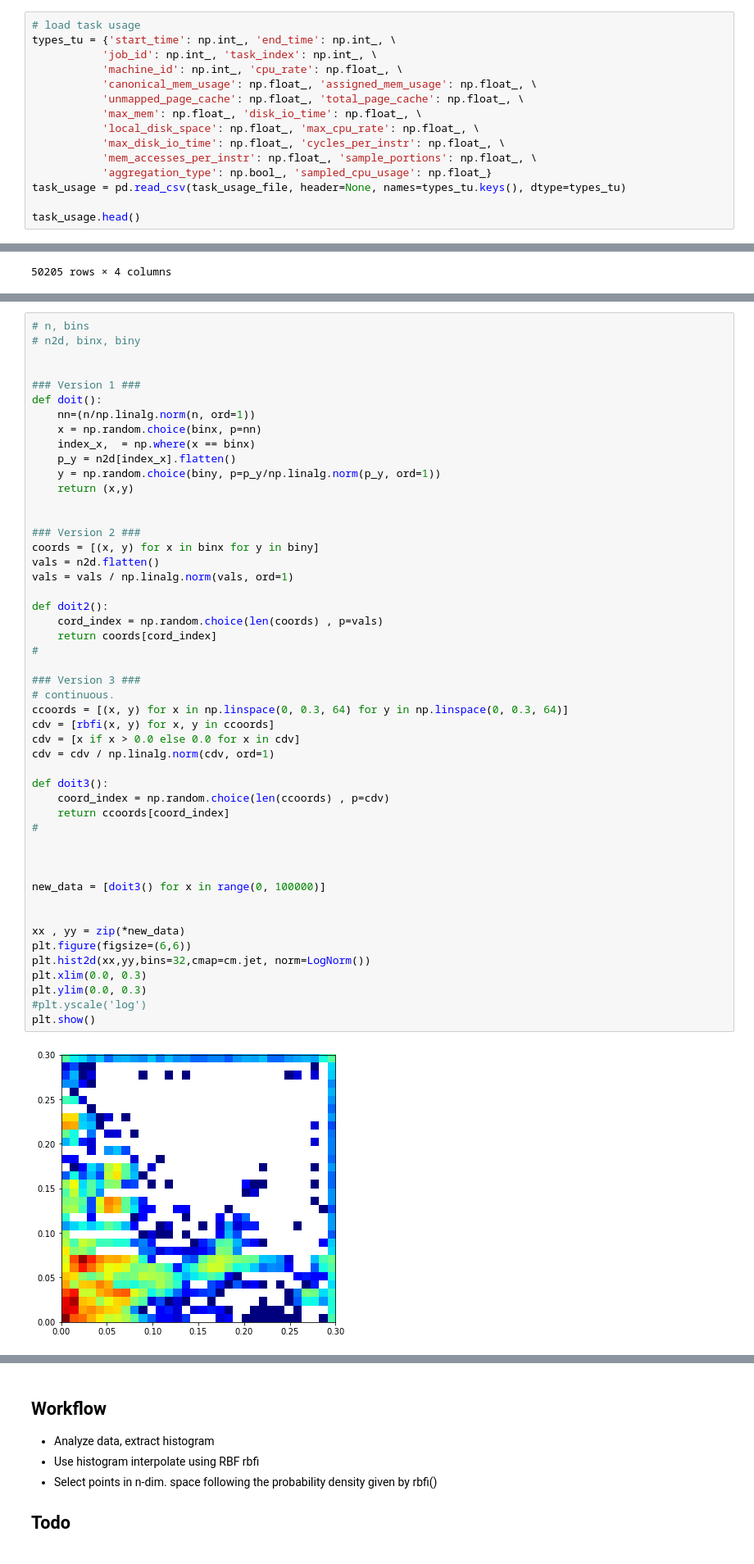
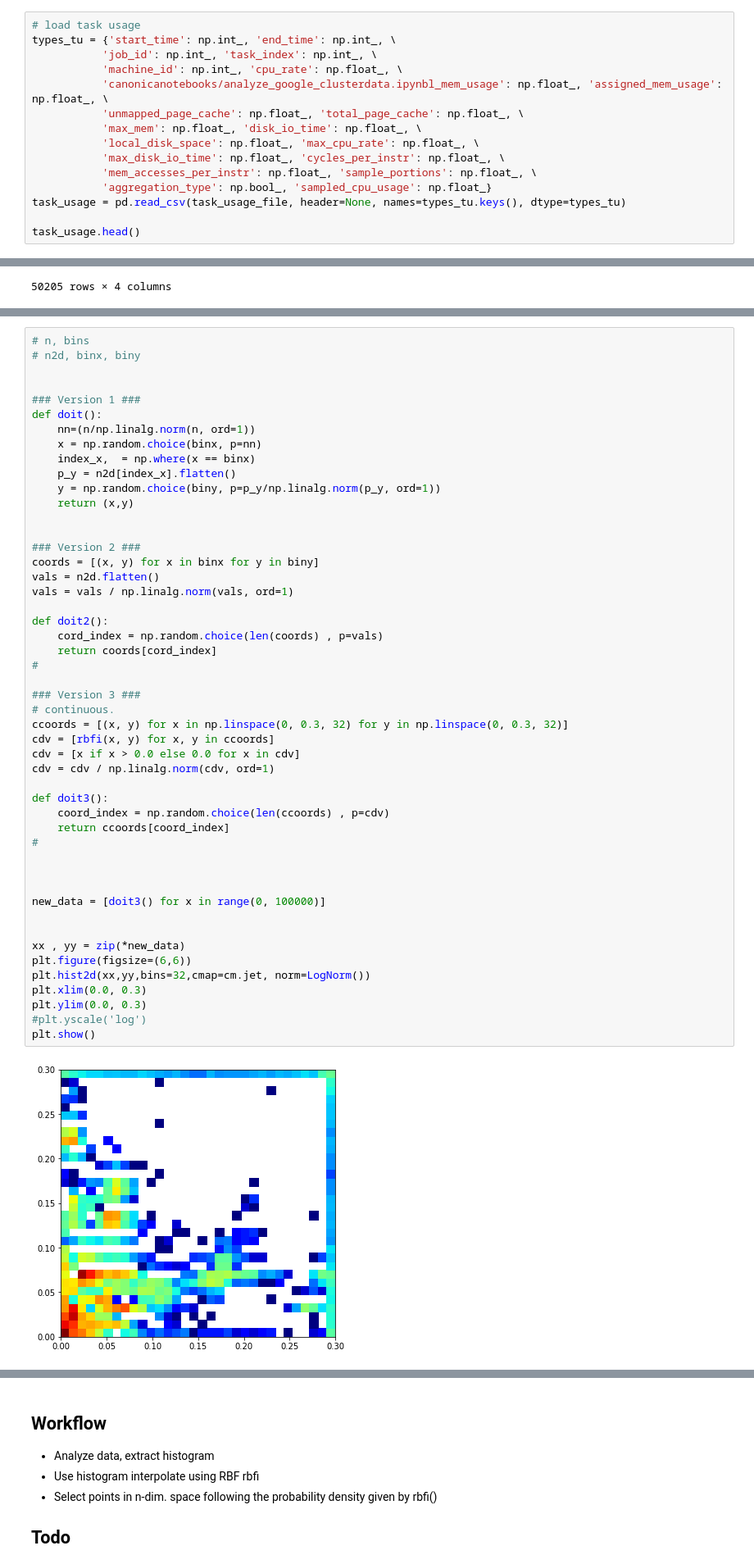
Before and after one commit to dianagudu/inputgen, a Jupyter notebook: analyze_google_clusterdata.ipynb, the cells around one changed output, grey strips where cells are left out. Shown at 82% size. Cells and saved outputs as stored; diff of their text form.

```diff
--- a/analyze_google_clusterdata.ipynb
+++ b/analyze_google_clusterdata.ipynb
@@ -86,7 +86,7 @@ task_constraints.head()
 types_tu = {'start_time': np.int_, 'end_time': np.int_, \
            'job_id': np.int_, 'task_index': np.int_, \
            'machine_id': np.int_, 'cpu_rate': np.float_, \
-           'canonical_mem_usage': np.float_, 'assigned_mem_usage': np.float_, \
+           'canonicanotebooks/analyze_google_clusterdata.ipynbl_mem_usage': np.float_, 'assigned_mem_usage': np.float_, \
            'unmapped_page_cache': np.float_, 'total_page_cache': np.float_, \
            'max_mem': np.float_, 'disk_io_time': np.float_, \
            'local_disk_space': np.float_, 'max_cpu_rate': np.float_, \
@@ -284,32 +287,32 @@ vals = vals / np.linalg.norm(vals, ord=1)
 
 def doit2():
     cord_index = np.random.choice(len(coords) , p=vals)
     return coords[cord_index]
 #
 
 ### Version 3 ###
 # continuous.
-ccoords = [(x, y) for x in np.linspace(0, 0.3, 64) for y in np.linspace(0, 0.3, 64)]
+ccoords = [(x, y) for x in np.linspace(0, 0.3, 32) for y in np.linspace(0, 0.3, 32)]
 cdv = [rbfi(x, y) for x, y in ccoords]
 cdv = [x if x > 0.0 else 0.0 for x in cdv]
 cdv = cdv / np.linalg.norm(cdv, ord=1)
 
 def doit3():
     coord_index = np.random.choice(len(ccoords) , p=cdv)
     return ccoords[coord_index]
 #
 
 
 
 new_data = [doit3() for x in range(0, 100000)]
 
 
 xx , yy = zip(*new_data)
 plt.figure(figsize=(6,6))
 plt.hist2d(xx,yy,bins=32,cmap=cm.jet, norm=LogNorm())
 plt.xlim(0.0, 0.3)
 plt.ylim(0.0, 0.3)
 #plt.yscale('log')
 plt.show()
 # %% [output]
-[figure, old version]
+[figure, new version]
```
Also changed, not shown: parts of 6 cells of this notebook, 1 other file.
